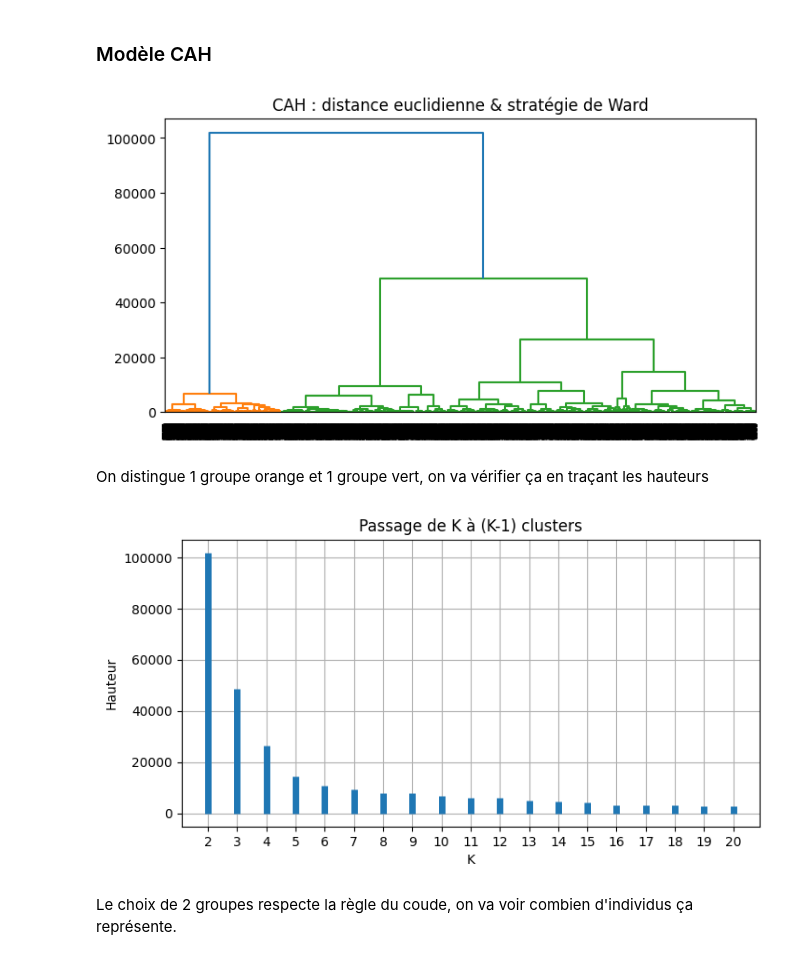
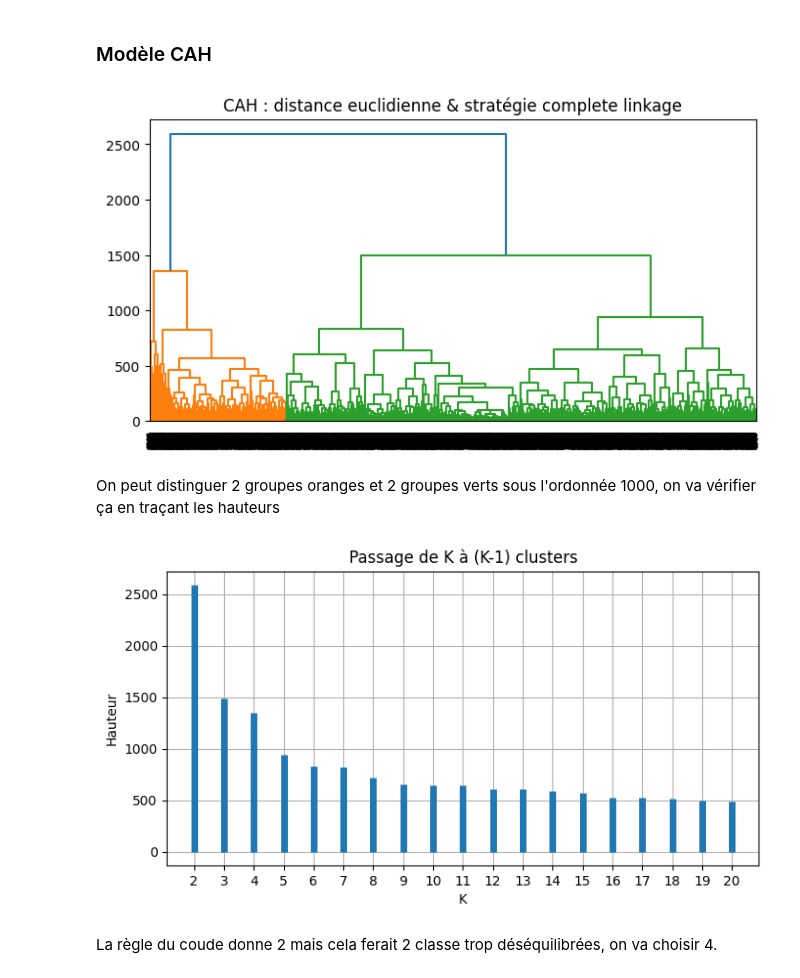
Before and after one commit to GillesBour/formation-data-science, a Jupyter notebook: certificat/BOURDEAU-GILLES.ipynb, the cells around one changed output. Drawn from its saved outputs; the diff is of its cells as text; code cells hidden in the pictures.

```diff
--- a/certificat/BOURDEAU-GILLES.ipynb
+++ b/certificat/BOURDEAU-GILLES.ipynb
@@ -454,17 +454,17 @@ def plot_dendrogram(model, **kwargs):
 # %% [markdown]
 ### Modèle CAH
 # %%
-cah_model = AgglomerativeClustering(metric='euclidean', linkage='ward', distance_threshold=0, n_clusters=None)
+cah_model = AgglomerativeClustering(metric='euclidean', linkage='complete', distance_threshold=0, n_clusters=None)
 cah_out = cah_model.fit(X_train)
 # %%
 plt.subplots(figsize=(8, 4))
 plot_dendrogram(cah_out, truncate_mode='level')
-plt.title('CAH : distance euclidienne & stratégie de Ward')
+plt.title('CAH : distance euclidienne & stratégie complete linkage')
 plt.show()
 # %% [output]
-[figure, old version]
+[figure, new version]
 # %% [markdown]
-On distingue 1 groupe orange et 1 groupe vert, on va vérifier ça en traçant les hauteurs
+On peut distinguer 2 groupes oranges et 2 groupes verts sous l'ordonnée 1000, on va vérifier ça en traçant les hauteurs
 # %%
 k_max = 20
 
@@ -477,7 +477,7 @@ ax.set_ylabel('Hauteur')
 plt.title('Passage de K à (K-1) clusters')
 plt.show()
 # %% [output]
-[figure, old version]
+[figure, new version]
 # %% [markdown]
-Le choix de 2 groupes respecte la règle du coude, on va voir combien d'individus ça représente.
+La règle du coude donne 2 mais cela ferait 2 classe trop déséquilibrées, on va choisir 4.
 # %%
```
Also changed, not shown: parts of 5 cells of this notebook.
